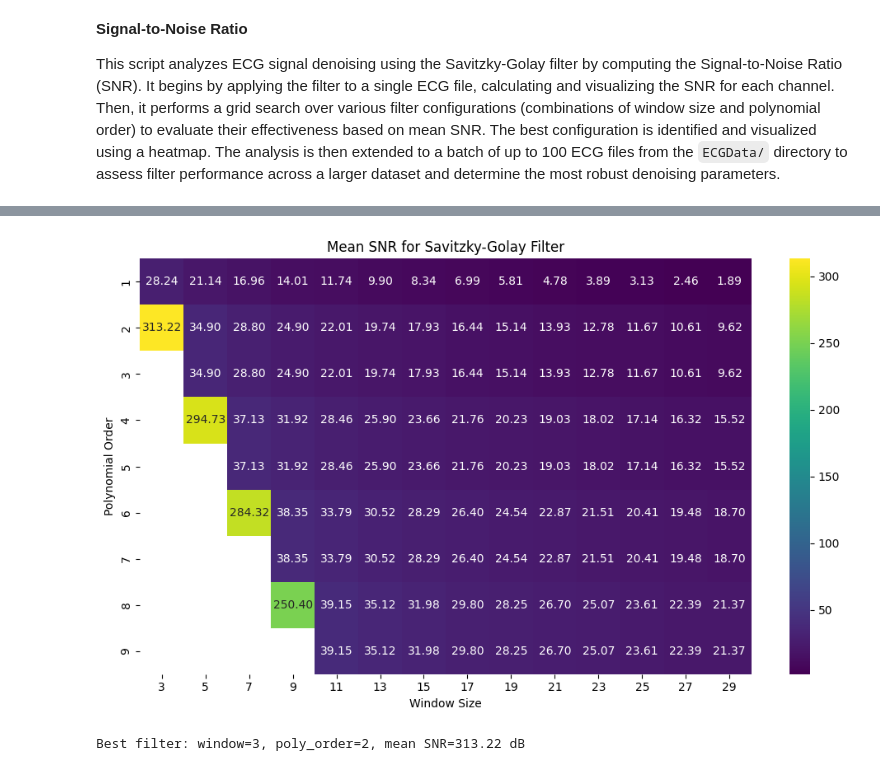
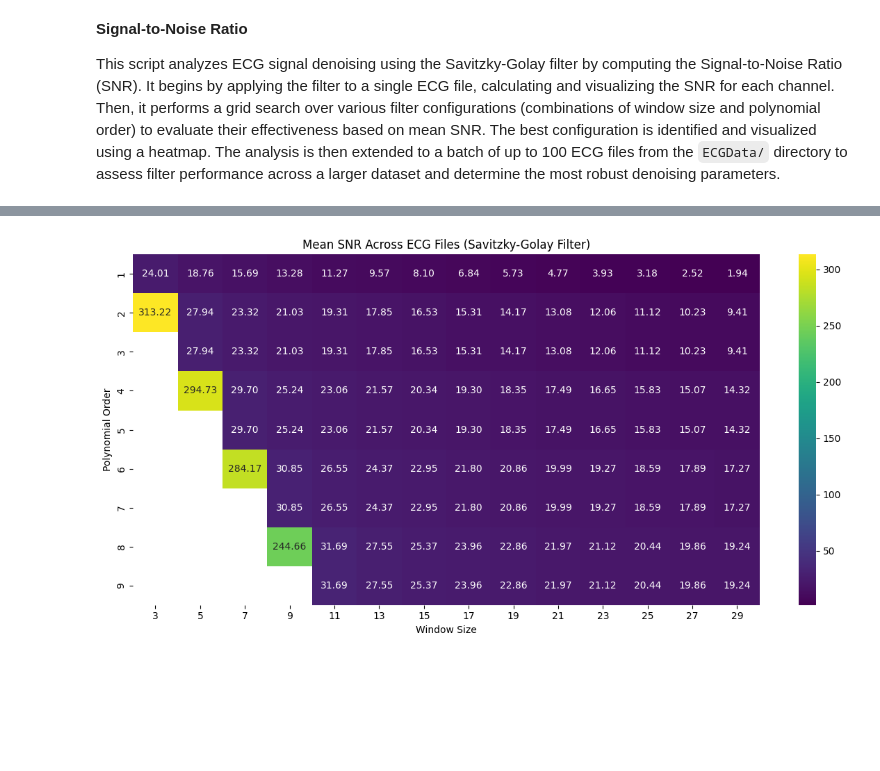
Before and after one commit to solevych/la_project_ecg, a Jupyter notebook: snr.ipynb, the cells around one changed output, grey strips where cells are left out. Saved outputs shown, nothing was run; the diff lists cells and outputs as text; code cells hidden in the pictures; blank space fills up the shorter version.

```diff
--- a/snr.ipynb
+++ b/snr.ipynb
@@ -33,19 +24,3 @@ def compute_snr(original, denoised):
     if noise_power == 0:
         return np.inf
     return 10 * np.log10(signal_power / noise_power)
-# %%
-fig, axs = plt.subplots(num_channels, 1, figsize=(10, 2*num_channels), sharex=True)
-for i, channel in enumerate(channels):
-        filtered_channel = savgol_filter(channel, window_size, poly_order)
-        x_values = list(range(len(channel)))
-
-        # Compute SNR
-        snr_value = compute_snr(channel, filtered_channel)
-        print(f"Channel {i+1}: SNR after filtering = {snr_value:.2f} dB")
-
-        axs[i].plot(x_values, channel, label='Original')
-        axs[i].plot(x_values, filtered_channel, label='Filtered', linewidth=2)
-        axs[i].set_ylabel('Amplitude')
-        axs[i].legend(loc='upper right')
-        axs[i].grid(True)
-        axs[i].set_title(f'Channel {i+1} (SNR: {snr_value:.2f} dB)')
@@ -66,21 +27,46 @@ Channel 12: SNR after filtering = 33.47 dB
 # %%
-
+ecg_dir = "ECGData"
 window_sizes = list(range(3, 31, 2))
 poly_orders = list(range(1, 10))
+use_subset = True
+max_files = 1000
+
+
+all_files = [os.path.join(ecg_dir, f) for f in os.listdir(ecg_dir) if f.endswith('.csv')]
+if use_subset:
+    all_files = all_files[:max_files]
 
 results = {}
+
+print("Running SNR grid search over multiple ECG files...\n")
 
 for w, p in product(window_sizes, poly_orders):
     if p >= w:
         continue
-    snrs = []
-    for channel in channels:
-        filtered = savgol_filter(channel, w, p)
-        snr = compute_snr(channel, filtered)
-        snrs.append(snr)
-    mean_snr = np.mean(snrs)
-    results[(w, p)] = mean_snr
-    print(f"Window={w}, PolyOrder={p} -> Mean SNR = {mean_snr:.2f} dB")
+    file_snrs = []
+    for filepath in all_files:
+        try:
+            channels = read_csv_multi(filepath)
+            test_channels = [ch[:2000] for ch in channels[:3]] if use_subset else channels
+            snrs = []
+            for channel in test_channels:
+                filtered = savgol_filter(channel, w, p)
+                snr = compute_snr(channel, filtered)
+                snrs.append(snr)
+            file_snrs.append(np.mean(snrs))
+        except Exception as e:
+            print(f"Failed on {filepath}: {e}")
+            continue
+    if file_snrs:
+        overall_mean_snr = np.mean(file_snrs)
+        results[(w, p)] = overall_mean_snr
+        print(f"Window={w}, PolyOrder={p} → Mean SNR = {overall_mean_snr:.2f} dB")
+
+
+best_combo = max(results.items(), key=lambda x: x[1])
+best_window, best_poly = best_combo[0]
+best_snr = best_combo[1]
+print(f"\nBest overall filter: window={best_window}, poly_order={best_poly}, mean SNR={best_snr:.2f} dB")
 
 
 heatmap_matrix = np.full((len(poly_orders), len(window_sizes)), np.nan)
@@ -89,15 +75,12 @@ for i, p in enumerate(poly_orders):
         if (w, p) in results:
             heatmap_matrix[i, j] = results[(w, p)]
 
-plt.figure(figsize=(10, 6))
+plt.figure(figsize=(12, 6))
 sns.heatmap(heatmap_matrix, annot=True, fmt=".2f", cmap='viridis',
             xticklabels=window_sizes, yticklabels=poly_orders)
-plt.title("Mean SNR for Savitzky-Golay Filter")
+plt.title("Mean SNR Across ECG Files (Savitzky-Golay Filter)")
 plt.xlabel("Window Size")
 plt.ylabel("Polynomial Order")
 plt.tight_layout()
 plt.show()
-
-best_combo = max(results.items(), key=lambda x: x[1])
-print(f"Best filter: window={best_combo[0][0]}, poly_order={best_combo[0][1]}, mean SNR={best_combo[1]:.2f} dB")
 # %% [output]
@@ -121,2 +104 @@ Window=29, PolyOrder=9 -> Mean SNR = 21.37 dB
-[figure, old version]
+[figure, new version]
-Best filter: window=3, poly_order=2, mean SNR=313.22 dB
```
Also changed, not shown: parts of 5 cells of this notebook.
